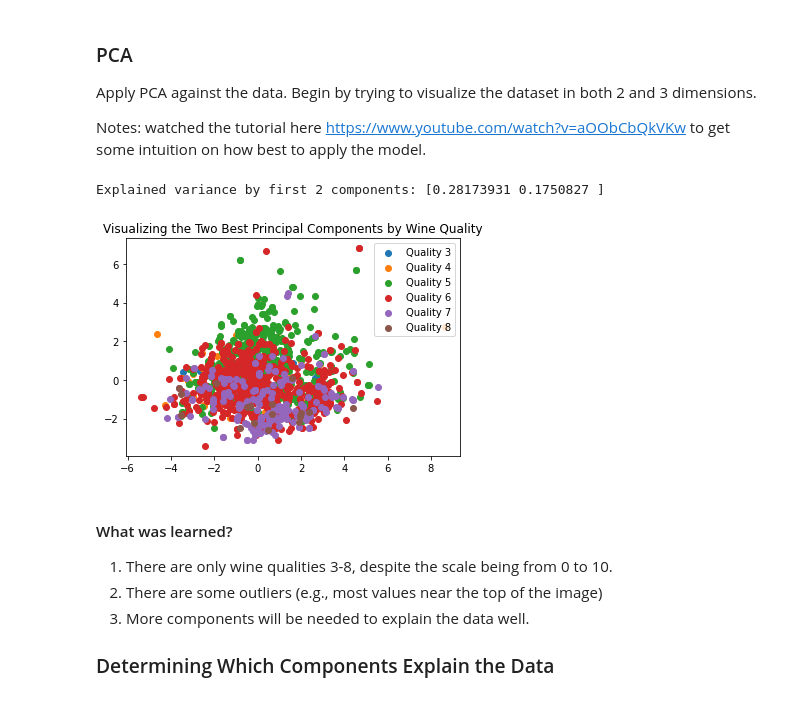
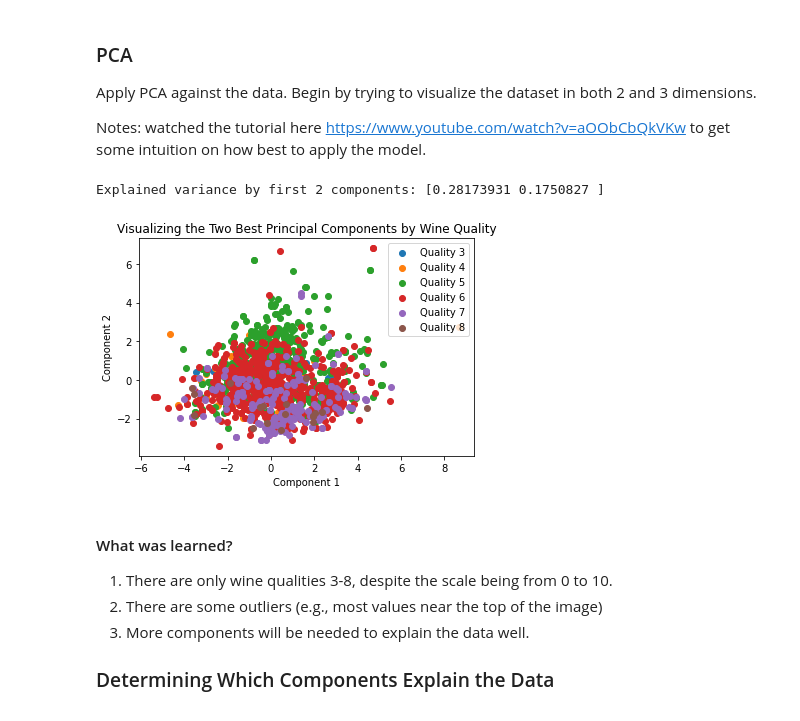
Before and after one commit to peyton-gozon/ESE-417-Final-Project, a Jupyter notebook: notebooks/exploring_data.ipynb, the cells around one changed output. Drawn from its saved outputs; the diff is of its cells as text; code cells hidden in the pictures.

Commit message:
Added labels and titles to all graphs.

```diff
--- a/notebooks/exploring_data.ipynb
+++ b/notebooks/exploring_data.ipynb
@@ -50,21 +50,23 @@ the model.
 # %%
 pca = PCA(n_components=2, random_state=rs)
 X_scaled = pca.fit_transform(X_standardized)
 
 print(f"Explained variance by first 2 components: {pca.explained_variance_ratio_}")
 
 qualities = np.unique(y)
 
 for i in qualities:
     plt.scatter(X_scaled[y==i, 0], X_scaled[y==i, 1], label=f'Quality {int(i)}')
 
 plt.title("Visualizing the Two Best Principal Components by Wine Quality")
+plt.xlabel("Component 1")
+plt.ylabel("Component 2")
 plt.legend()
 plt.savefig('../images/pca_2_components')
 plt.show()
 # %% [output]
 Explained variance by first 2 components: [0.28173931 0.1750827 ]
-[figure, old version]
+[figure, new version]
 # %% [markdown]
 #### What was learned?
 1. There are only wine qualities 3-8, despite the scale being from 0 to 10.
```
Also changed, not shown: parts of 1 cell of this notebook, 2 other files.
